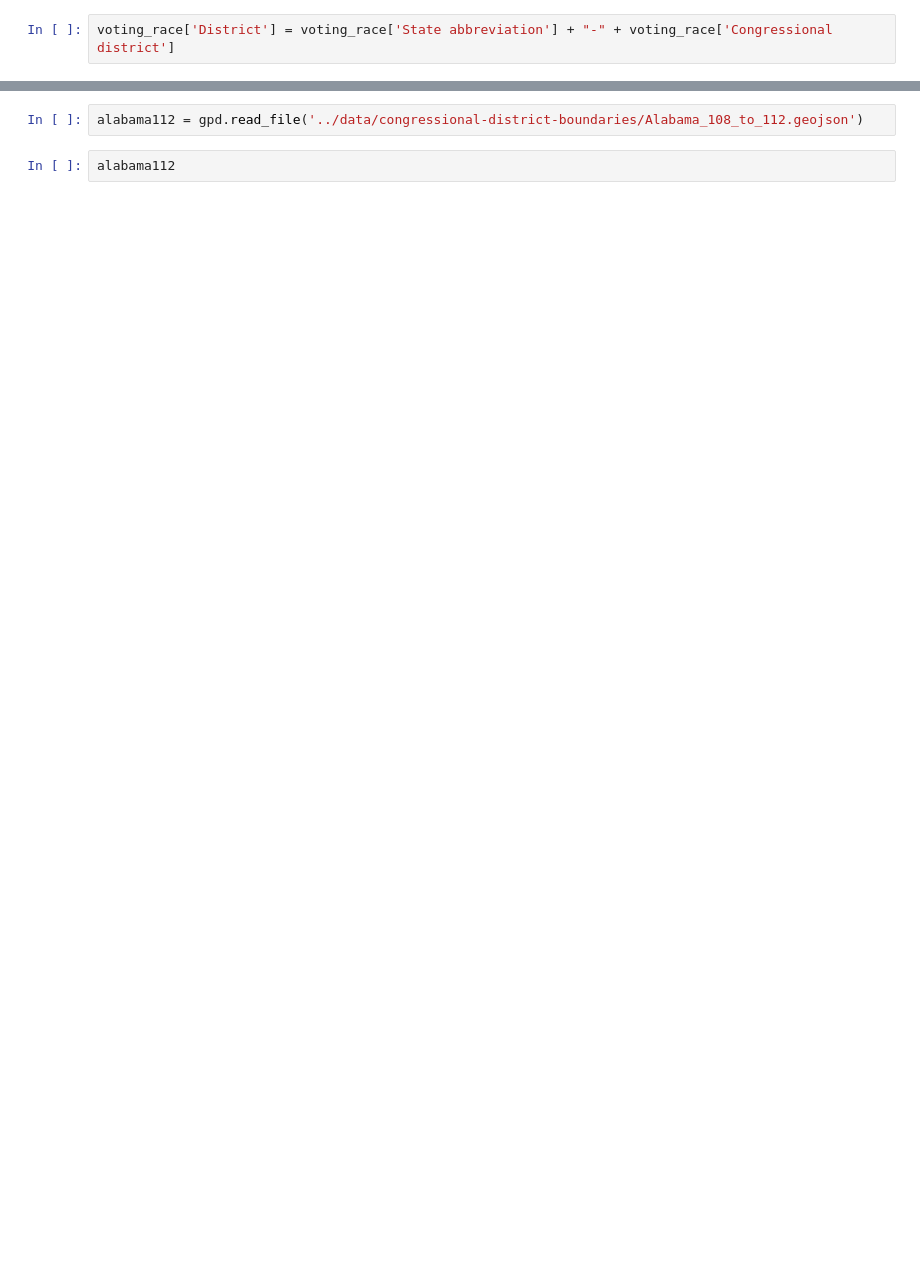
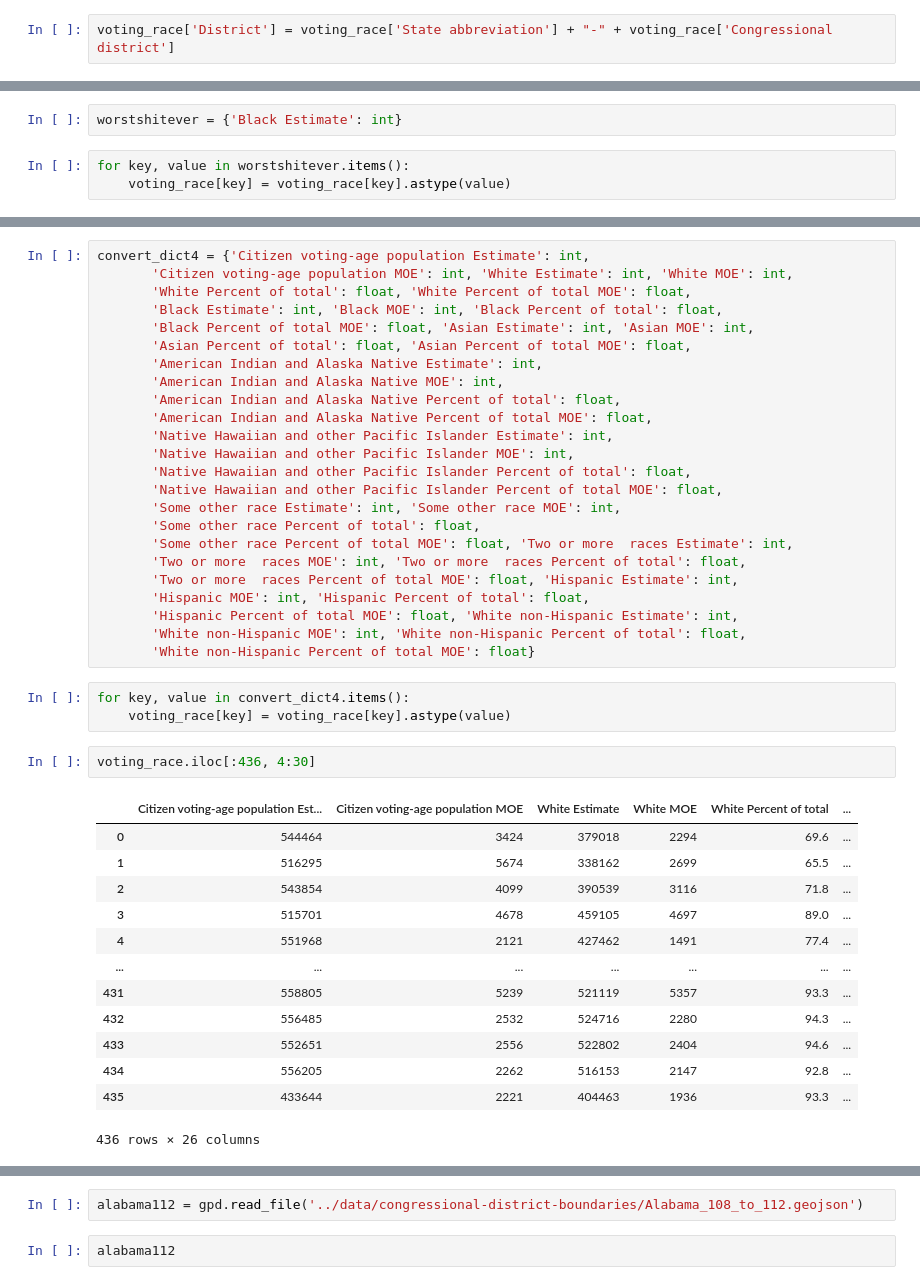
Before and after one commit to tthoang/Reading-Between-the-Gerrymandered-Lines, a Jupyter notebook: notebooks/demographics_eda.ipynb, the cells around one changed output, grey strips where cells are left out. Drawn from its saved outputs; the diff is of its cells as text; blank space fills up the shorter version.

```diff
--- a/notebooks/demographics_eda.ipynb
+++ b/notebooks/demographics_eda.ipynb
@@ -374,0 +1141,5 @@ voting_race.head()
+# %%
+worstshitever = {'Black Estimate': int}
+# %%
+for key, value in worstshitever.items():
+    voting_race[key] = voting_race[key].astype(value)
@@ -374,0 +1162,43 @@ voting_race.head()
+# %%
+convert_dict4 = {'Citizen voting-age population Estimate': int,
+       'Citizen voting-age population MOE': int, 'White Estimate': int, 'White MOE': int,
+       'White Percent of total': float, 'White Percent of total MOE': float,
+       'Black Estimate': int, 'Black MOE': int, 'Black Percent of total': float,
+       'Black Percent of total MOE': float, 'Asian Estimate': int, 'Asian MOE': int,
+       'Asian Percent of total': float, 'Asian Percent of total MOE': float,
+       'American Indian and Alaska Native Estimate': int,
+       'American Indian and Alaska Native MOE': int,
+       'American Indian and Alaska Native Percent of total': float,
+       'American Indian and Alaska Native Percent of total MOE': float,
+       'Native Hawaiian and other Pacific Islander Estimate': int,
+       'Native Hawaiian and other Pacific Islander MOE': int,
+       'Native Hawaiian and other Pacific Islander Percent of total': float,
+       'Native Hawaiian and other Pacific Islander Percent of total MOE': float,
+       'Some other race Estimate': int, 'Some other race MOE': int,
+       'Some other race Percent of total': float,
+       'Some other race Percent of total MOE': float, 'Two or more  races Estimate': int,
+       'Two or more  races MOE': int, 'Two or more  races Percent of total': float,
+       'Two or more  races Percent of total MOE': float, 'Hispanic Estimate': int,
+       'Hispanic MOE': int, 'Hispanic Percent of total': float,
+       'Hispanic Percent of total MOE': float, 'White non-Hispanic Estimate': int,
+       'White non-Hispanic MOE': int, 'White non-Hispanic Percent of total': float,
+       'White non-Hispanic Percent of total MOE': float}
+# %%
+for key, value in convert_dict4.items():
+    voting_race[key] = voting_race[key].astype(value)
+# %%
+voting_race.iloc[:436, 4:30]
+# %% [output]
+|  | Citizen voting-age population Est... | Citizen voting-age population MOE | White Estimate | White MOE | White Percent of total | ... |
+| 0 | 544464 | 3424 | 379018 | 2294 | 69.6 | ... |
+| 1 | 516295 | 5674 | 338162 | 2699 | 65.5 | ... |
+| 2 | 543854 | 4099 | 390539 | 3116 | 71.8 | ... |
+| 3 | 515701 | 4678 | 459105 | 4697 | 89.0 | ... |
+| 4 | 551968 | 2121 | 427462 | 1491 | 77.4 | ... |
+| ... | ... | ... | ... | ... | ... | ... |
+| 431 | 558805 | 5239 | 521119 | 5357 | 93.3 | ... |
+| 432 | 556485 | 2532 | 524716 | 2280 | 94.3 | ... |
+| 433 | 552651 | 2556 | 522802 | 2404 | 94.6 | ... |
+| 434 | 556205 | 2262 | 516153 | 2147 | 92.8 | ... |
+| 435 | 433644 | 2221 | 404463 | 1936 | 93.3 | ... |
+436 rows × 26 columns
```
Also changed, not shown: parts of 95 cells of this notebook.
